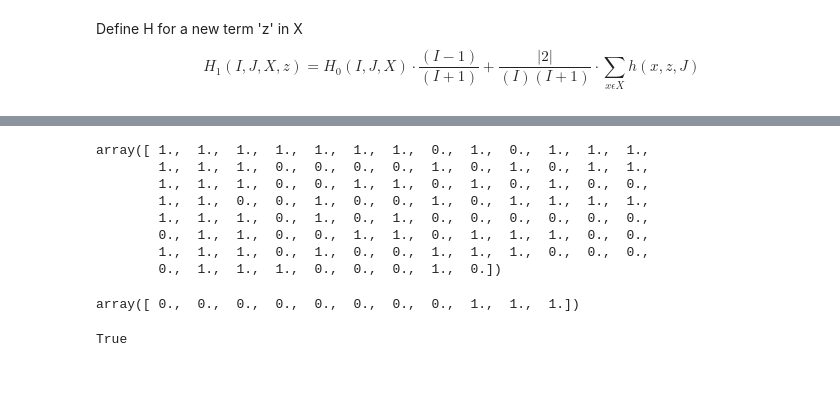
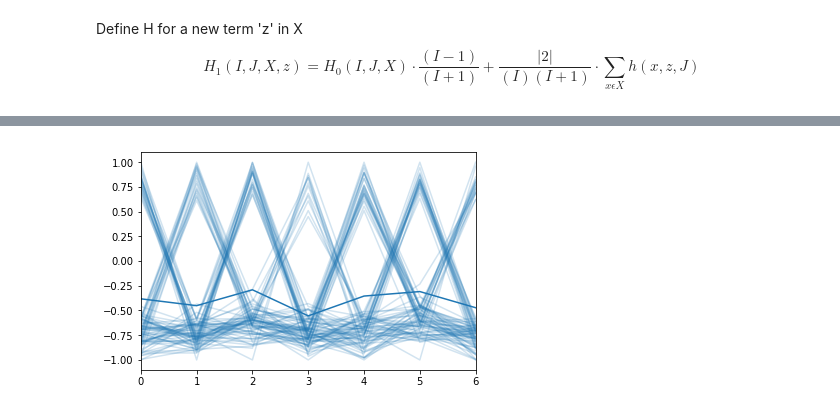
Before and after one commit to josechudev/GeneExpressionBiClustering, a Jupyter notebook: Notebooks/3.1 TS-RAPOOC.ipynb, the cells around one changed output, grey strips where cells are left out. Cells and saved outputs as stored; diff of their text form; code cells hidden in the pictures; blank space fills up the shorter version.

```diff
--- a/Notebooks/3.1 TS-RAPOOC.ipynb
+++ b/Notebooks/3.1 TS-RAPOOC.ipynb
@@ -232,0 +232,15 @@ bisect = BisectingClusterer(data)
+# %%
+
+test_data, rows, columns = make_biclusters(
+    shape=(100, 7), n_clusters=5, noise=5,
+    shuffle=False, random_state=0)
+
+scaler = MinMaxScaler()
+scaler.fit(test_data)
+test_data = scaler.transform(test_data)*2-1
+
+test_data, row_idx, col_idx = sg._shuffle(test_data, random_state=0)
+# %%
+ax = sns.tsplot(data=np.array(test_data), err_style="unit_traces")
+# %% [output]
+[figure, added]
@@ -233,19 +249,2 @@ bisect = BisectingClusterer(data)
 # %%
-bisect.fit()
+tsrapooc_test.fit()
-# %% [output]
-array([ 1.,  1.,  1.,  1.,  1.,  1.,  1.,  0.,  1.,  0.,  1.,  1.,  1.,
-        1.,  1.,  1.,  0.,  0.,  0.,  0.,  1.,  0.,  1.,  0.,  1.,  1.,
-        1.,  1.,  1.,  0.,  0.,  1.,  1.,  0.,  1.,  0.,  1.,  0.,  0.,
-        1.,  1.,  0.,  0.,  1.,  0.,  0.,  1.,  0.,  1.,  1.,  1.,  1.,
-        1.,  1.,  1.,  0.,  1.,  0.,  1.,  0.,  0.,  0.,  0.,  0.,  0.,
-        0.,  1.,  1.,  0.,  0.,  1.,  1.,  0.,  1.,  1.,  1.,  0.,  0.,
-        1.,  1.,  1.,  0.,  1.,  0.,  0.,  1.,  1.,  1.,  0.,  0.,  0.,
-        0.,  1.,  1.,  1.,  0.,  0.,  0.,  1.,  0.])
-# %%
-bisect.fit_cols()
-# %% [output]
-array([ 0.,  0.,  0.,  0.,  0.,  0.,  0.,  0.,  1.,  1.,  1.])
-# %%
-np.all([1,1,1,1])
-# %% [output]
-True
```
Also changed, not shown: parts of 15 cells of this notebook.
